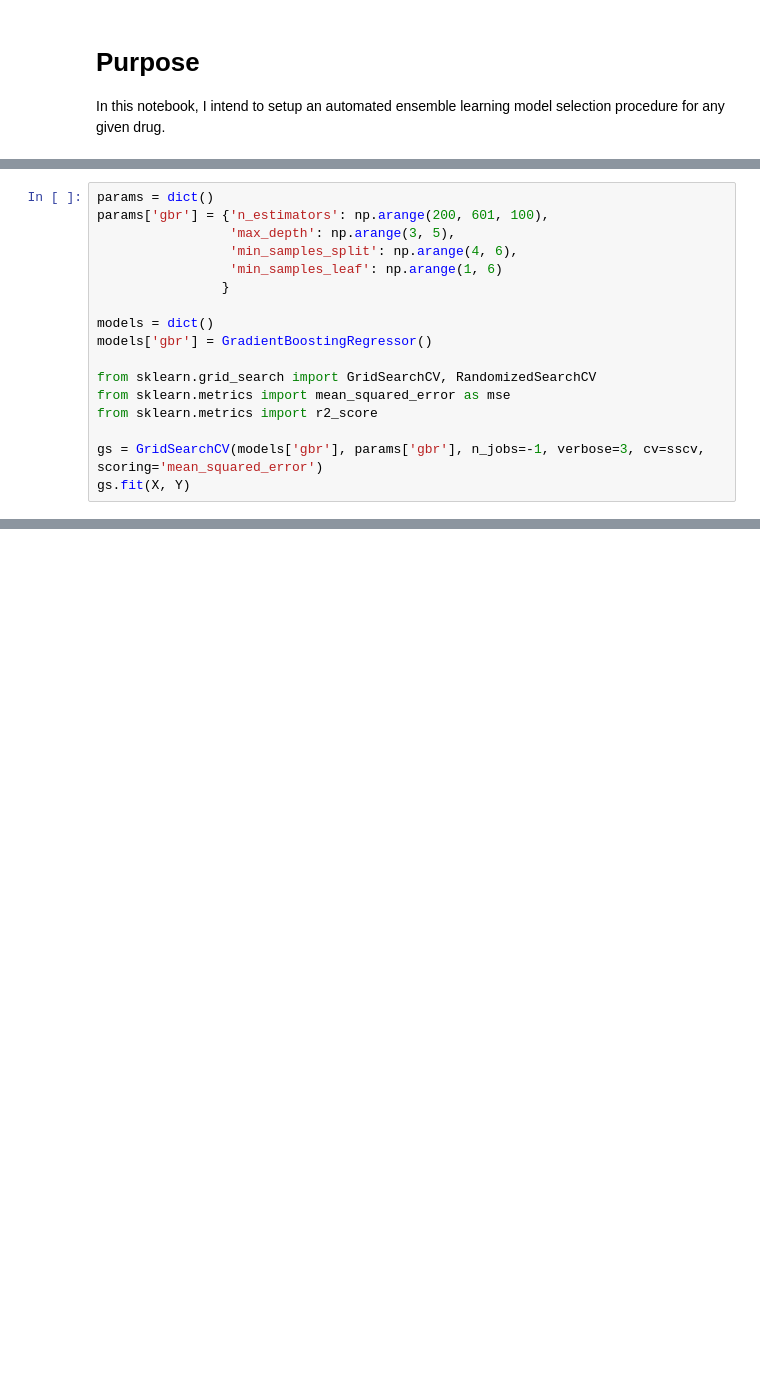
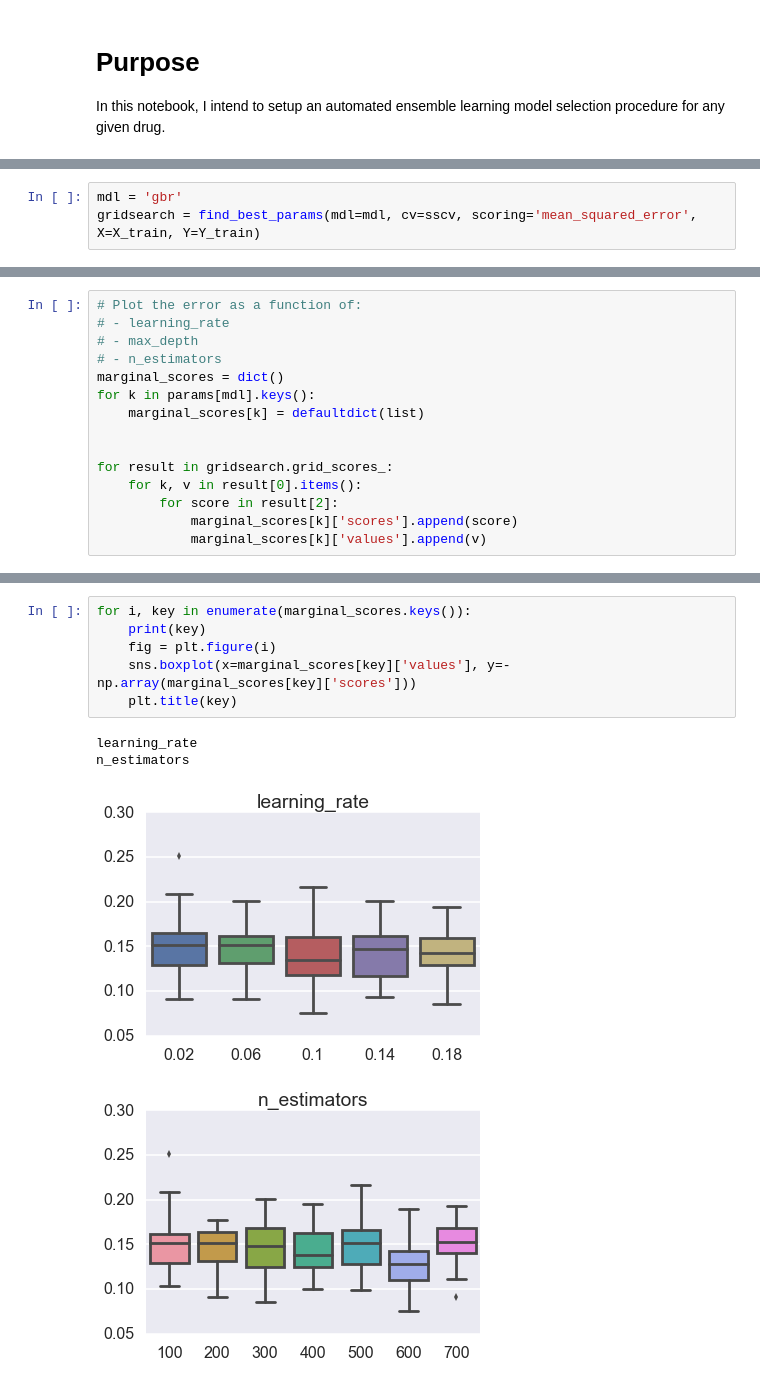
Before and after one commit to ericmjl/genomic-surveillance-dashboard, a Jupyter notebook: notebooks/automated-ensemble-selection.ipynb, the cells around one changed output, grey strips where cells are left out. Saved outputs shown, nothing was run; the diff lists cells and outputs as text; blank space fills up the shorter version.

```diff
--- a/notebooks/automated-ensemble-selection.ipynb
+++ b/notebooks/automated-ensemble-selection.ipynb
@@ -63,17 +45,0 @@ array([ 0.1,  0.2,  0.3,  0.4,  0.5,  0.6,  0.7,  0.8,  0.9,  1. ])
-# %%
-params = dict()
-params['gbr'] = {'n_estimators': np.arange(200, 601, 100),
-                 'max_depth': np.arange(3, 5),
-                 'min_samples_split': np.arange(4, 6),
-                 'min_samples_leaf': np.arange(1, 6)
-                }
-
-models = dict()
-models['gbr'] = GradientBoostingRegressor()
-
-from sklearn.grid_search import GridSearchCV, RandomizedSearchCV
-from sklearn.metrics import mean_squared_error as mse
-from sklearn.metrics import r2_score
-
-gs = GridSearchCV(models['gbr'], params['gbr'], n_jobs=-1, verbose=3, cv=sscv, scoring='mean_squared_error')
-gs.fit(X, Y)
@@ -164,0 +46,3 @@ GridSearchCV(cv=ShuffleSplit(653, n_iter=3, test_size=0.2, random_state=None),
+# %%
+mdl = 'gbr'
+gridsearch = find_best_params(mdl=mdl, cv=sscv, scoring='mean_squared_error', X=X_train, Y=Y_train)
@@ -193,0 +94,15 @@ mse(preds, Y_test)
+# %%
+# Plot the error as a function of:
+# - learning_rate
+# - max_depth
+# - n_estimators
+marginal_scores = dict()
+for k in params[mdl].keys():
+    marginal_scores[k] = defaultdict(list)
+
+
+for result in gridsearch.grid_scores_:
+    for k, v in result[0].items():
+        for score in result[2]:
+            marginal_scores[k]['scores'].append(score)
+            marginal_scores[k]['values'].append(v)
@@ -193,0 +113,11 @@ mse(preds, Y_test)
+# %%
+for i, key in enumerate(marginal_scores.keys()):
+    print(key)
+    fig = plt.figure(i)
+    sns.boxplot(x=marginal_scores[key]['values'], y=-np.array(marginal_scores[key]['scores']))
+    plt.title(key)
+# %% [output]
+learning_rate
+n_estimators
+[figure, added]
+[figure, added]
```
Also changed, not shown: parts of 15 cells of this notebook, 3 other files.
